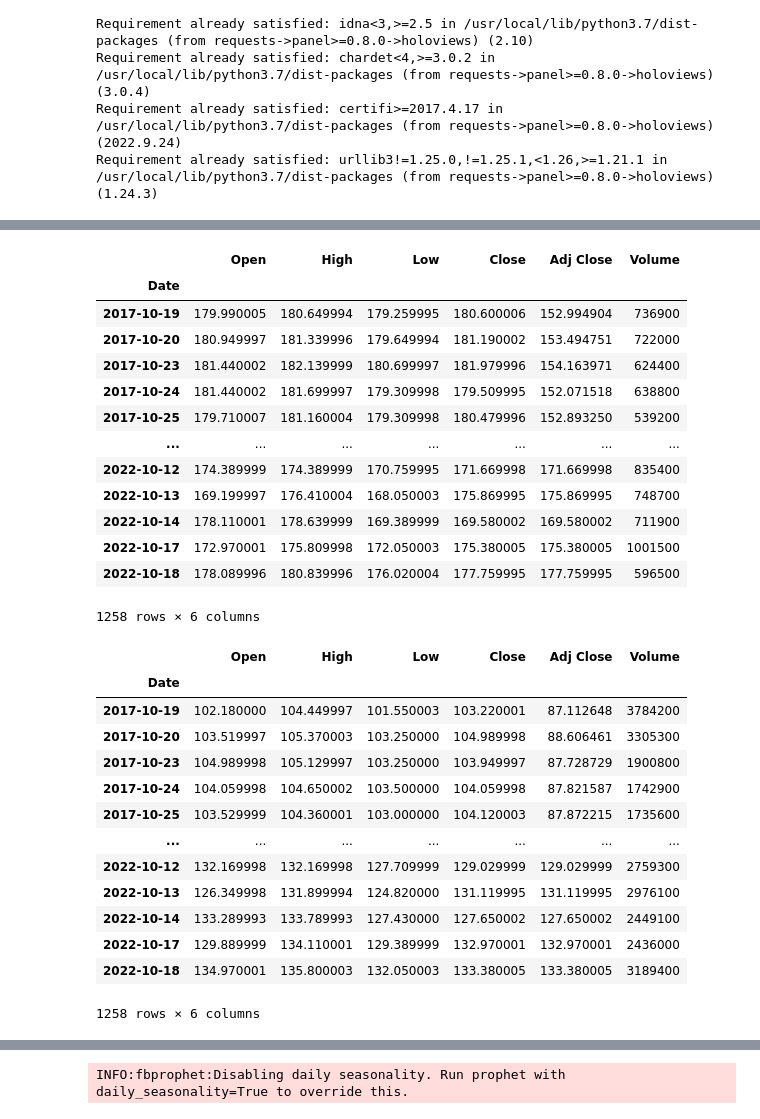
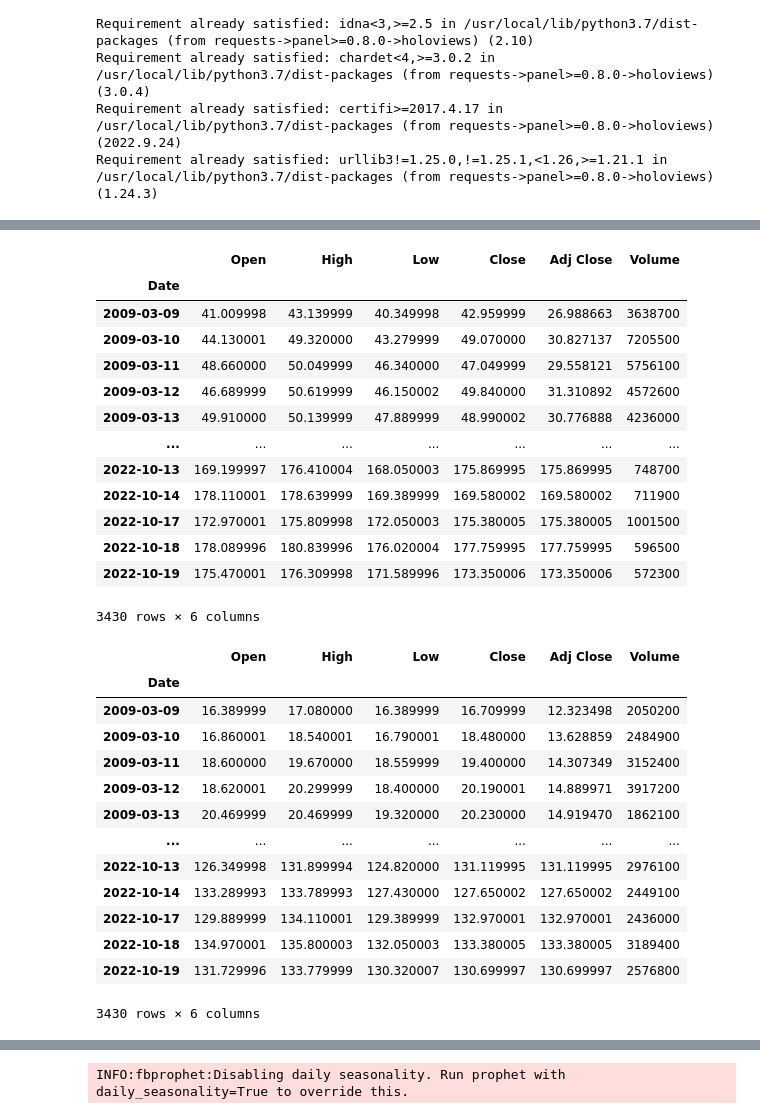
Before and after one commit to kylecase/REIT-Time-Series-Analysis-Using-Prophet, a Jupyter notebook: FinTech_Project_2.ipynb, the cells around one changed output, grey strips where cells are left out. Saved outputs shown, nothing was run; the diff lists cells and outputs as text; code cells hidden in the pictures.

```diff
--- a/FinTech_Project_2.ipynb
+++ b/FinTech_Project_2.ipynb
@@ -62,47 +63,50 @@ df_AMT
 # %%
 # Read the AMT CSV file into a Pandas DataFrame
 url_AVB = 'https://raw.githubusercontent.com/kylecase/group-3-project-2/main/AVB.csv'
-df_AVB = pd.read_csv(url_AVB, index_col= 'Date', parse_dates= True, infer_datetime_format= True)
+url_AVB_2009 = 'https://raw.githubusercontent.com/kylecase/group-3-project-2/main/AVB2009.csv'
+df_AVB = pd.read_csv(url_AVB_2009, index_col= 'Date', parse_dates= True, infer_datetime_format= True)
 
 # Dataset is now stored in a Pandas Dataframe
 df_AVB
 # %% [output]
 |  | Open | High | Low | Close | Adj Close | Volume |
 | Date |  |  |  |  |  |  |
-| 2017-10-19 | 179.990005 | 180.649994 | 179.259995 | 180.600006 | 152.994904 | 736900 |
-| 2017-10-20 | 180.949997 | 181.339996 | 179.649994 | 181.190002 | 153.494751 | 722000 |
-| 2017-10-23 | 181.440002 | 182.139999 | 180.699997 | 181.979996 | 154.163971 | 624400 |
-| 2017-10-24 | 181.440002 | 181.699997 | 179.309998 | 179.509995 | 152.071518 | 638800 |
-| 2017-10-25 | 179.710007 | 181.160004 | 179.309998 | 180.479996 | 152.893250 | 539200 |
+| 2009-03-09 | 41.009998 | 43.139999 | 40.349998 | 42.959999 | 26.988663 | 3638700 |
+| 2009-03-10 | 44.130001 | 49.320000 | 43.279999 | 49.070000 | 30.827137 | 7205500 |
+| 2009-03-11 | 48.660000 | 50.049999 | 46.340000 | 47.049999 | 29.558121 | 5756100 |
+| 2009-03-12 | 46.689999 | 50.619999 | 46.150002 | 49.840000 | 31.310892 | 4572600 |
+| 2009-03-13 | 49.910000 | 50.139999 | 47.889999 | 48.990002 | 30.776888 | 4236000 |
 | ... | ... | ... | ... | ... | ... | ... |
-| 2022-10-12 | 174.389999 | 174.389999 | 170.759995 | 171.669998 | 171.669998 | 835400 |
 | 2022-10-13 | 169.199997 | 176.410004 | 168.050003 | 175.869995 | 175.869995 | 748700 |
 | 2022-10-14 | 178.110001 | 178.639999 | 169.389999 | 169.580002 | 169.580002 | 711900 |
 | 2022-10-17 | 172.970001 | 175.809998 | 172.050003 | 175.380005 | 175.380005 | 1001500 |
 | 2022-10-18 | 178.089996 | 180.839996 | 176.020004 | 177.759995 | 177.759995 | 596500 |
+| 2022-10-19 | 175.470001 | 176.309998 | 171.589996 | 173.350006 | 173.350006 | 572300 |
-1258 rows × 6 columns
+3430 rows × 6 columns
 # %%
 # Read the AMT CSV file into a Pandas DataFrame
 url_CCI = 'https://raw.githubusercontent.com/kylecase/group-3-project-2/main/CCI.csv'
-df_CCI = pd.read_csv(url_CCI, index_col= 'Date', parse_dates= True, infer_datetime_format= True)
+url_CCI_2009 = 'https://raw.githubusercontent.com/kylecase/group-3-project-2/main/CCI2009.csv'
+
+df_CCI = pd.read_csv(url_CCI_2009, index_col= 'Date', parse_dates= True, infer_datetime_format= True)
 
 # Dataset is now stored in a Pandas Dataframe
 df_CCI
 # %% [output]
 |  | Open | High | Low | Close | Adj Close | Volume |
 | Date |  |  |  |  |  |  |
-| 2017-10-19 | 102.180000 | 104.449997 | 101.550003 | 103.220001 | 87.112648 | 3784200 |
-| 2017-10-20 | 103.519997 | 105.370003 | 103.250000 | 104.989998 | 88.606461 | 3305300 |
-| 2017-10-23 | 104.989998 | 105.129997 | 103.250000 | 103.949997 | 87.728729 | 1900800 |
-| 2017-10-24 | 104.059998 | 104.650002 | 103.500000 | 104.059998 | 87.821587 | 1742900 |
-| 2017-10-25 | 103.529999 | 104.360001 | 103.000000 | 104.120003 | 87.872215 | 1735600 |
+| 2009-03-09 | 16.389999 | 17.080000 | 16.389999 | 16.709999 | 12.323498 | 2050200 |
+| 2009-03-10 | 16.860001 | 18.540001 | 16.790001 | 18.480000 | 13.628859 | 2484900 |
+| 2009-03-11 | 18.600000 | 19.670000 | 18.559999 | 19.400000 | 14.307349 | 3152400 |
+| 2009-03-12 | 18.620001 | 20.299999 | 18.400000 | 20.190001 | 14.889971 | 3917200 |
+| 2009-03-13 | 20.469999 | 20.469999 | 19.320000 | 20.230000 | 14.919470 | 1862100 |
 | ... | ... | ... | ... | ... | ... | ... |
-| 2022-10-12 | 132.169998 | 132.169998 | 127.709999 | 129.029999 | 129.029999 | 2759300 |
 | 2022-10-13 | 126.349998 | 131.899994 | 124.820000 | 131.119995 | 131.119995 | 2976100 |
 | 2022-10-14 | 133.289993 | 133.789993 | 127.430000 | 127.650002 | 127.650002 | 2449100 |
 | 2022-10-17 | 129.889999 | 134.110001 | 129.389999 | 132.970001 | 132.970001 | 2436000 |
 | 2022-10-18 | 134.970001 | 135.800003 | 132.050003 | 133.380005 | 133.380005 | 3189400 |
+| 2022-10-19 | 131.729996 | 133.779999 | 130.320007 | 130.699997 | 130.699997 | 2576800 |
-1258 rows × 6 columns
+3430 rows × 6 columns
 # %%
 # Read the AMT CSV file into a Pandas DataFrame
 url_DLR = 'https://raw.githubusercontent.com/kylecase/group-3-project-2/main/DLR.csv'
```
Also changed, not shown: parts of 19 cells of this notebook.
